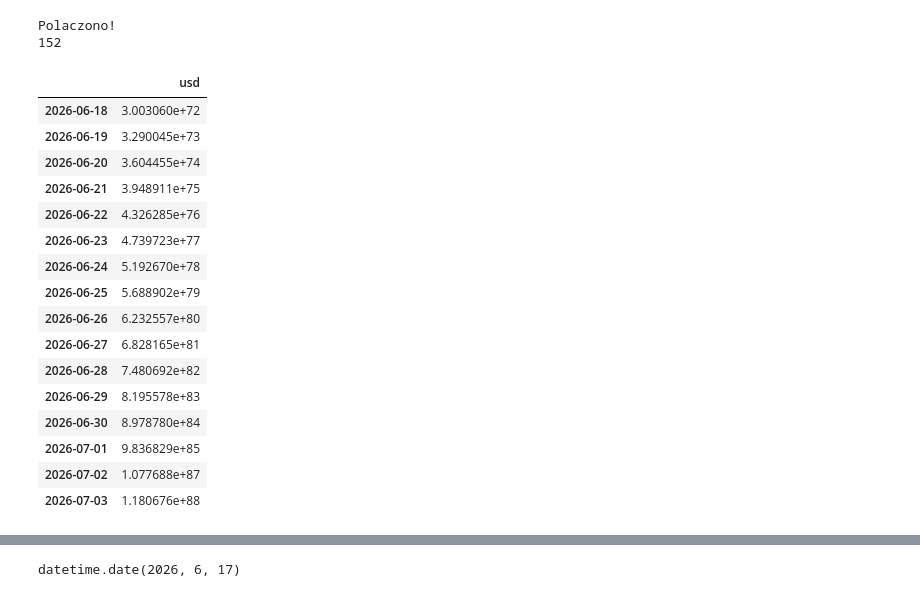
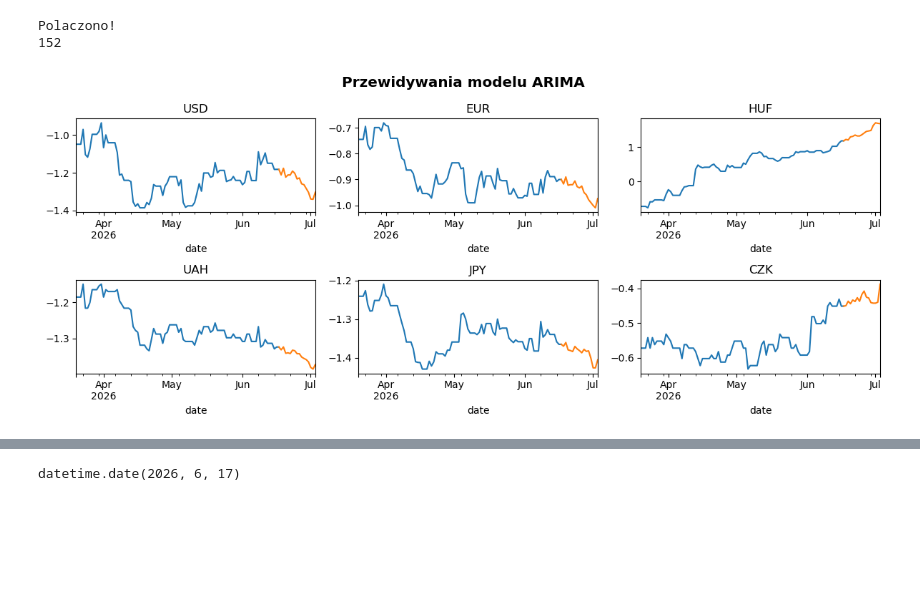
Before and after one commit to dradamm8/ExchangeRatesAnalysis, a Jupyter notebook: notebooks/projekt.ipynb, the cells around one changed output, grey strips where cells are left out. Saved outputs shown, nothing was run; the diff lists cells and outputs as text; code cells hidden in the pictures; blank space fills up the shorter version.

Commit message:
graphs and comparison

```diff
--- a/notebooks/projekt.ipynb
+++ b/notebooks/projekt.ipynb
@@ -1112,22 +1115,22 @@ Polaczono!
 # %%
-# przewidywanie
-#df_dict['usd'] = df_dict['usd'].iloc[:-2,:]
-predict_data(df_dict, model_dict, "arima")['usd']
+pred_dict_arima = predict_data(df_dict, model_dict, "arima")
+pred_dict_xgboost = predict_data(df_dict, model_dict2, "xgboost")
-# %% [output]
-|  | usd |
-| 2026-06-18 | 3.003060e+72 |
-| 2026-06-19 | 3.290045e+73 |
-| 2026-06-20 | 3.604455e+74 |
-| 2026-06-21 | 3.948911e+75 |
-| 2026-06-22 | 4.326285e+76 |
-| 2026-06-23 | 4.739723e+77 |
-| 2026-06-24 | 5.192670e+78 |
-| 2026-06-25 | 5.688902e+79 |
-| 2026-06-26 | 6.232557e+80 |
-| 2026-06-27 | 6.828165e+81 |
-| 2026-06-28 | 7.480692e+82 |
-| 2026-06-29 | 8.195578e+83 |
-| 2026-06-30 | 8.978780e+84 |
-| 2026-07-01 | 9.836829e+85 |
-| 2026-07-02 | 1.077688e+87 |
-| 2026-07-03 | 1.180676e+88 |
+# %%
+fig, axs = plt.subplots(2, 3, figsize = (12,5), facecolor = 'white', tight_layout = True)
+
+fig.suptitle("Przewidywania modelu ARIMA", fontsize = "x-large", fontweight = "bold")
+
+for ax, code in zip(axs.ravel(), codes):
+
+    curr_df = df_dict[code]
+
+    y_pred = pred_dict_arima[code]
+
+    y_pred = pd.concat((curr_df.iloc[[-1], 0], y_pred))
+
+    curr_df[code].iloc[-90:].plot(ax = ax, legend = False)
+    y_pred.plot(ax = ax, legend = False)
+
+    ax.set_title(code.upper())
+# %% [output]
+[figure, added]
```
Also changed, not shown: parts of 3 cells of this notebook.
